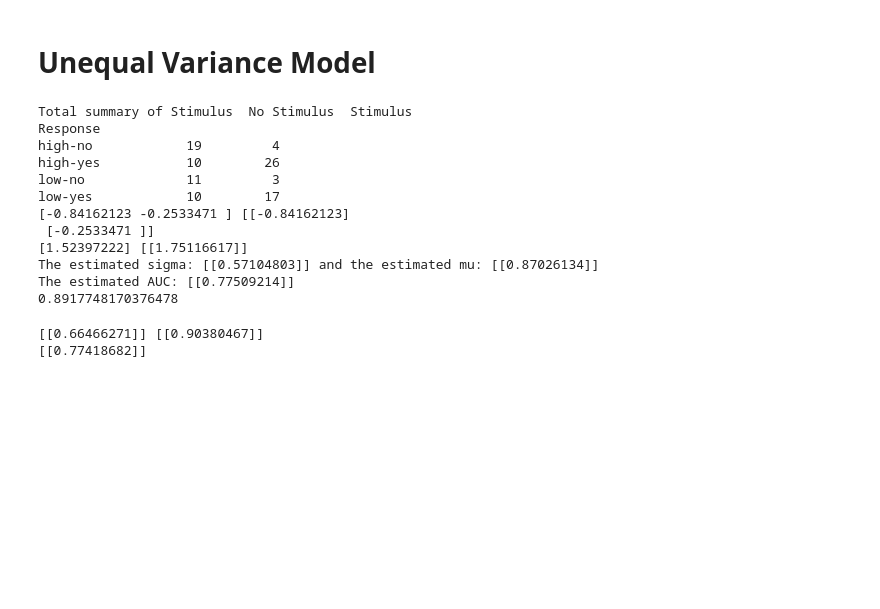
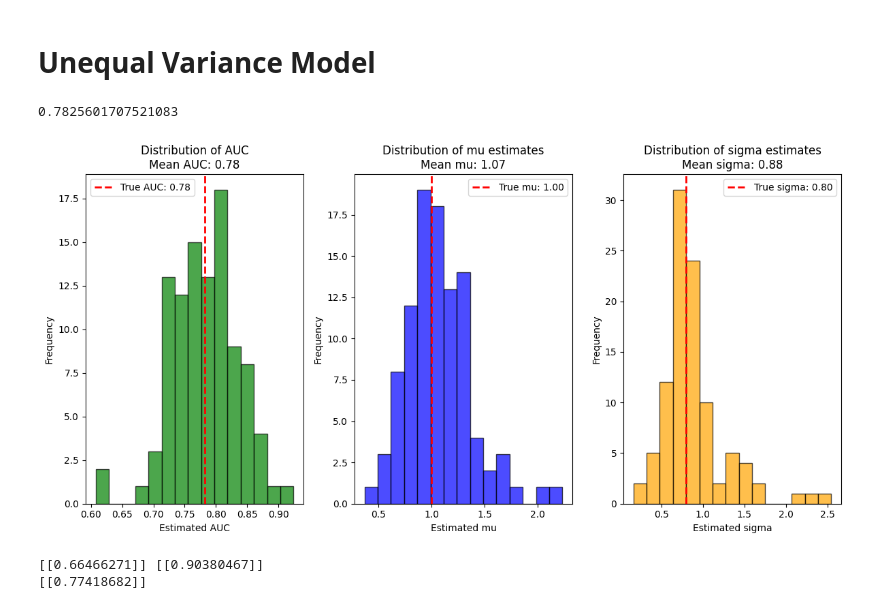
Before and after one commit to tinghui8576/Synthetic-images-Generate, a Jupyter notebook: signal_detection.ipynb, the cells around one changed output. Saved outputs shown, nothing was run; the diff lists cells and outputs as text; code cells hidden in the pictures; blank space fills up the shorter version.

Commit message:
generated experiments: plot of distribution of AUC & parameters

```diff
--- a/signal_detection.ipynb
+++ b/signal_detection.ipynb
@@ -229,22 +228,61 @@ def experiment():
-# %%
-experiment()
-# %% [output]
-Total summary of Stimulus  No Stimulus  Stimulus
-Response
-high-no            19         4
-high-yes           10        26
-low-no             11         3
-low-yes            10        17
-[-0.84162123 -0.2533471 ] [[-0.84162123]
- [-0.2533471 ]]
-[1.52397222] [[1.75116617]]
-The estimated sigma: [[0.57104803]] and the estimated mu: [[0.87026134]]
-The estimated AUC: [[0.77509214]]
-0.8917748170376478
-# %%
-
-fp = [(response_counts['high-yes']['No Stimulus'])/trials, (response_counts['high-yes']['No Stimulus']+response_counts['low-yes']['No Stimulus'])/trials, (response_counts['high-yes']['No Stimulus']+response_counts['low-yes']['No Stimulus']+response_counts['low-no']['No Stimulus'])/trials]
-tp = [(response_counts['high-yes']['Stimulus'])/trials, (response_counts['high-yes']['Stimulus']+response_counts['low-yes']['Stimulus'])/trials, (response_counts['high-yes']['Stimulus']+response_counts['low-yes']['Stimulus']+response_counts['low-no']['Stimulus'])/trials]
+# %%
+mu = 1
+sigma = 0.8
+auc_estimates = []
+mu_estimates = []
+sigma_estimates = []
+d_estimates = []
+for i in range (100):
+    fp, tp = experiment(mu, sigma)
+    d_estimates.append(d_estimate(tp, fp))
+    s, m, a = AUC(fp, tp)
+    auc_estimates.append(a)
+    mu_estimates.append(m)
+    sigma_estimates.append(s)
+# %%
+auc_calculate(mu, sigma)
+# %% [output]
+0.7825601707521083
+# %%
+auc_estimates = np.array(auc_estimates)
+mu_estimates = np.array(mu_estimates)
+sigma_estimates = np.array(sigma_estimates)
+
+auc = auc_calculate(mu, sigma)
+# Plot the distributions of AUC, mu, and sigma estimates
+plt.figure(figsize=(12, 6))
+
+# Plot AUC distribution
+plt.subplot(1, 3, 1)
+plt.hist(auc_estimates, bins=15, alpha=0.7, color='green', edgecolor='black')
+plt.title(f'Distribution of AUC\nMean AUC: {np.mean(auc_estimates):.2f}')
+plt.axvline(auc, color='red', linestyle='dashed', linewidth=2, label=f'True AUC: {auc:.2f}')
+plt.xlabel('Estimated AUC')
+plt.ylabel('Frequency')
+plt.legend()
+
+# Plot mu estimates distribution
+plt.subplot(1, 3, 2)
+plt.hist(mu_estimates, bins=15, alpha=0.7, color='blue', edgecolor='black')
+plt.title(f'Distribution of mu estimates\nMean mu: {np.mean(mu_estimates):.2f}')
+plt.axvline(mu, color='red', linestyle='dashed', linewidth=2, label=f'True mu: {mu:.2f}')
+plt.xlabel('Estimated mu')
+plt.ylabel('Frequency')
+plt.legend()
+
+# Plot sigma estimates distribution
+plt.subplot(1, 3, 3)
+plt.hist(sigma_estimates, bins=15, alpha=0.7, color='orange', edgecolor='black')
+plt.title(f'Distribution of sigma estimates\nMean sigma: {np.mean(sigma_estimates):.2f}')
+plt.axvline(sigma, color='red', linestyle='dashed', linewidth=2, label=f'True sigma: {sigma:.2f}')
+plt.xlabel('Estimated sigma')
+plt.ylabel('Frequency')
+plt.legend()
+
+plt.tight_layout()
+plt.show()
+# %% [output]
+[figure, added]
 # %%
 # %% [output]
 [[0.66466271]] [[0.90380467]]
```
Also changed, not shown: parts of 4 cells of this notebook.
